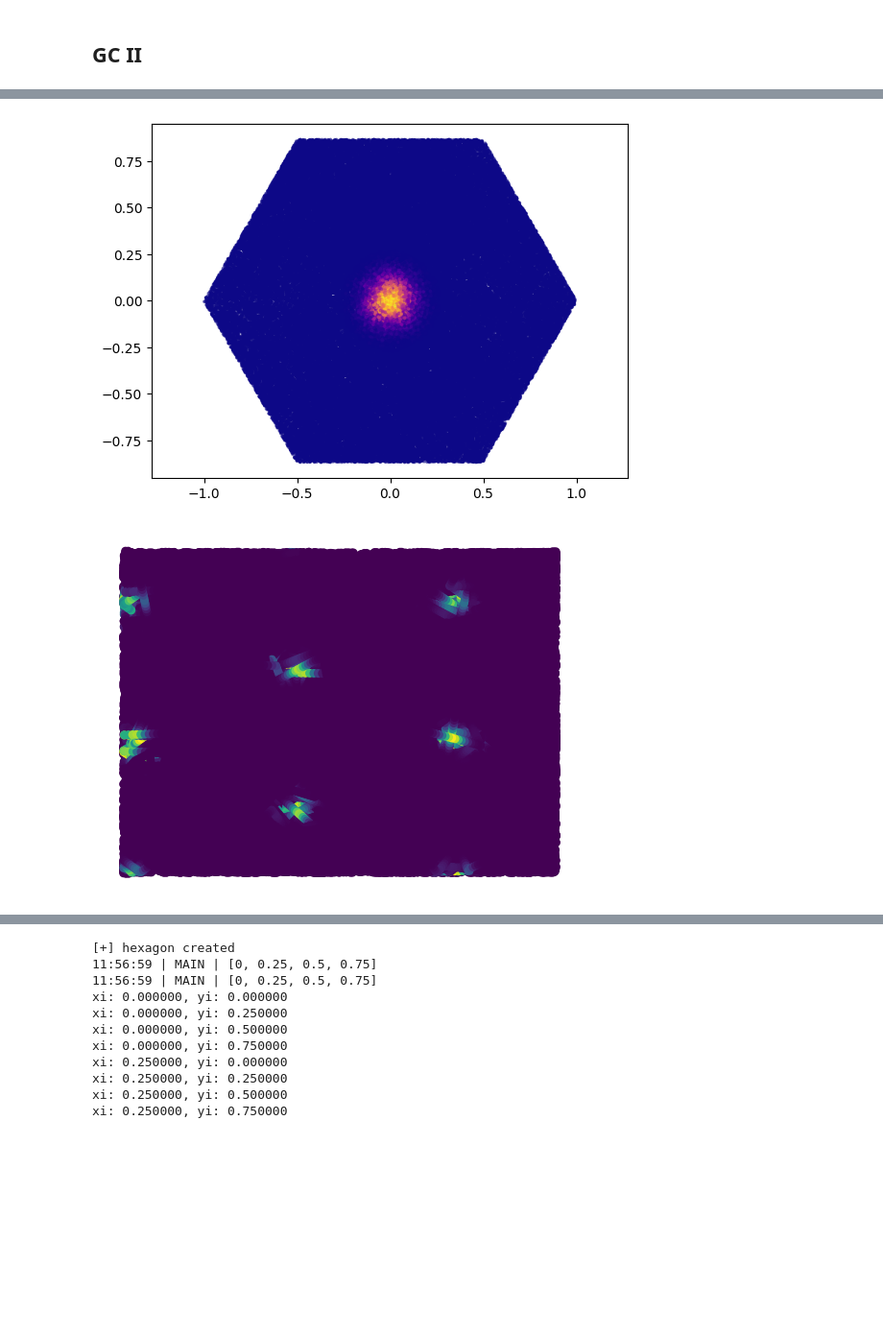
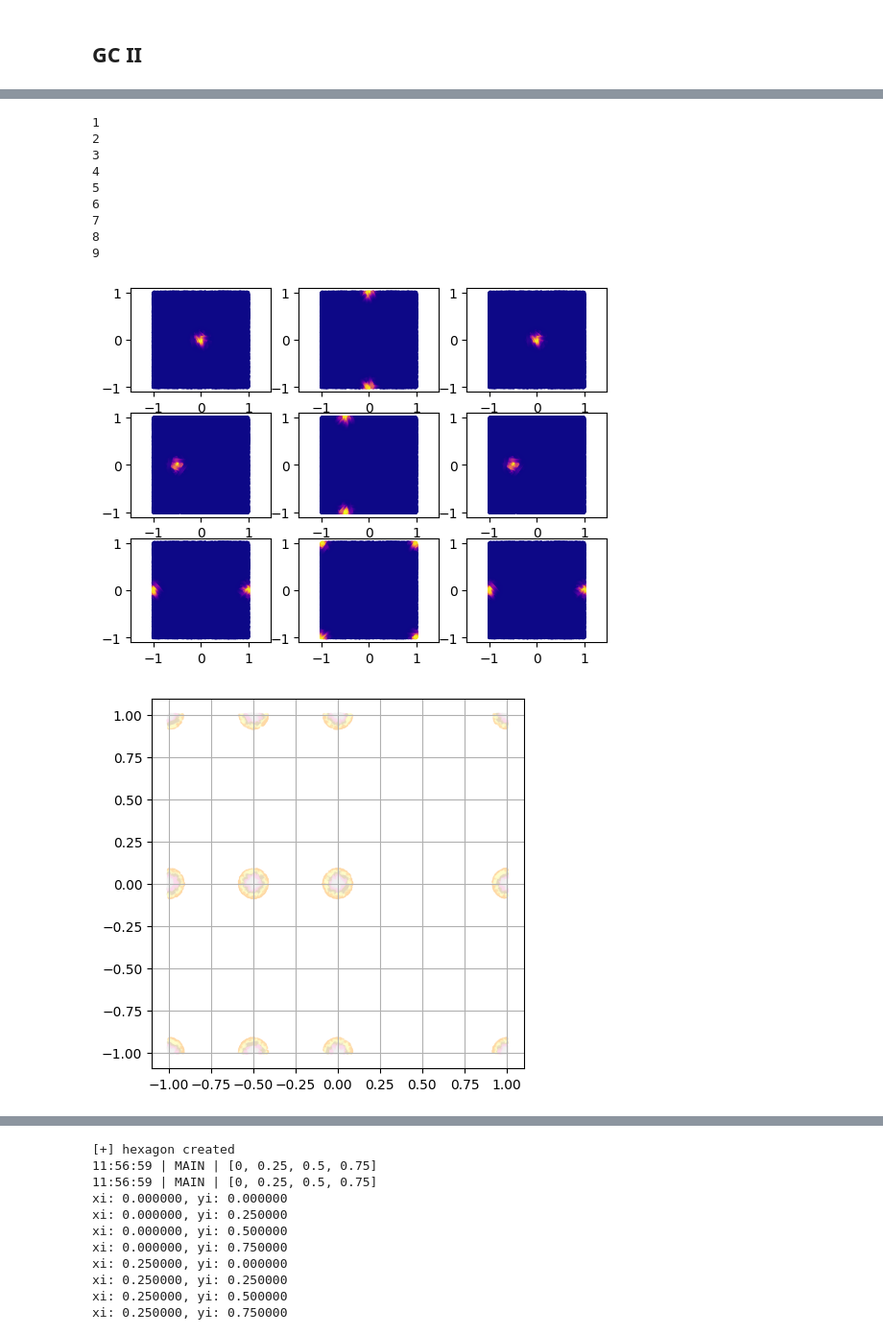
Before and after one commit to iKiru-hub/PCNN, a Jupyter notebook: notebooks/lab_pcore_1.ipynb, the cells around one changed output, grey strips where cells are left out. Shown at 96% size. Saved outputs shown, nothing was run; the diff lists cells and outputs as text; code cells hidden in the pictures; blank space fills up the shorter version.

```diff
--- a/notebooks/lab_pcore_1.ipynb
+++ b/notebooks/lab_pcore_1.ipynb
@@ -718,14 +716,39 @@ Positions type: square
 # %%
-plt.scatter(*np.array(tra).T, c=activity[0, 1:], cmap="plasma", s=3, alpha=0.5)
-plt.xlim((-1.1, 1.1))
-plt.ylim((-1.1, 1.1))
-plt.axis("equal")
+c = 0
+for i in range(3):
+    for j in range(3):
+        c += 1
+        plt.subplot(3, 3, c)
+        plt.scatter(*np.array(tra).T, c=activity[c-1], cmap="plasma", s=3, alpha=0.5)
+        plt.xlim((-1.1, 1.1))
+        plt.ylim((-1.1, 1.1))
+        plt.axis("equal")
+        print(c)
+
 plt.show()
 # %% [output]
+1
+2
+3
+4
+5
+6
+7
+8
+9
-[figure, old version]
+[figure, new version]
-# %%
-plt.scatter(*points[1:].T, c=activity[0, :-1], s=30)
-plt.axis('off')
-plt.show()
-# %% [output]
-[figure, removed]
+# %%
+plt.figure(figsize=(5, 5))
+
+for i in range(9):
+    plt.scatter(*np.array(tra).T, c=activity[i], cmap="Pastel1",
+                s=5*activity[i]*(activity[i]>0.5), alpha=0.5)
+
+
+plt.xlim((-1.1, 1.1))
+plt.ylim((-1.1, 1.1))
+plt.axis("equal")
+plt.grid()
+plt.show()
+# %% [output]
+[figure, added]
```
Also changed, not shown: parts of 31 cells of this notebook, 8 other files.
